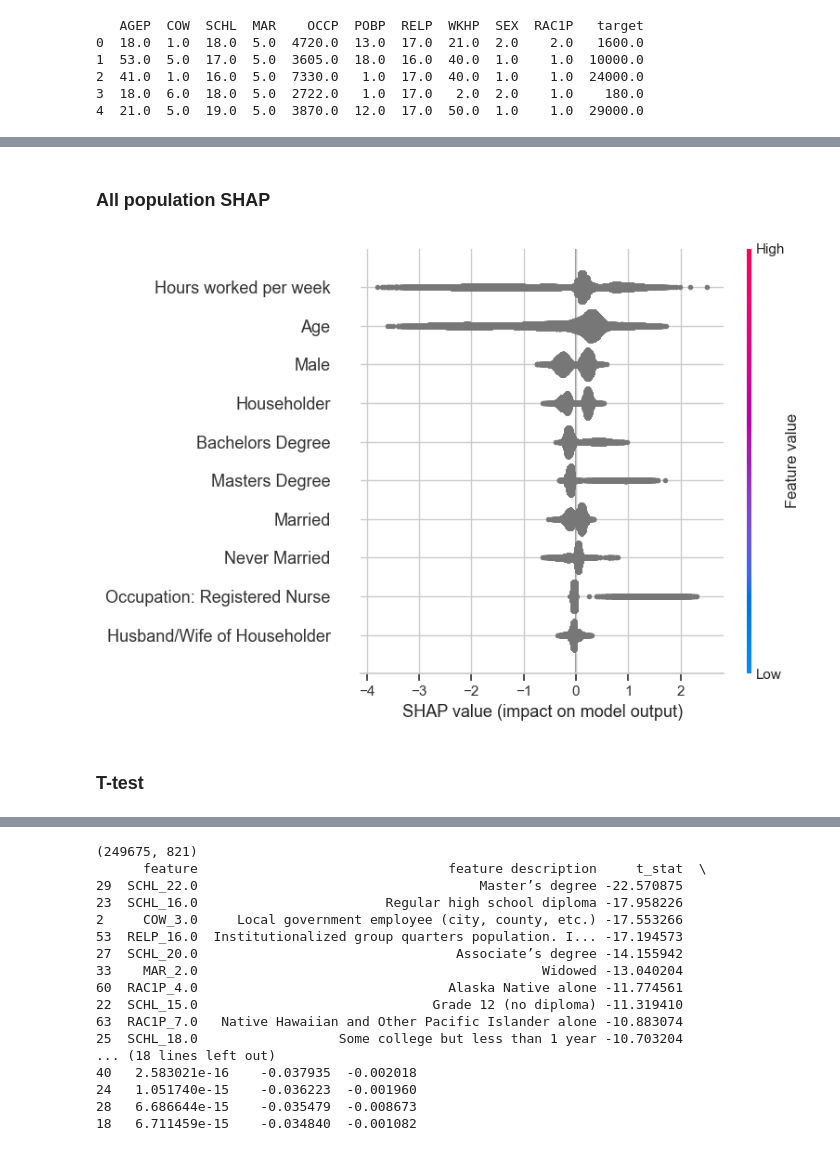
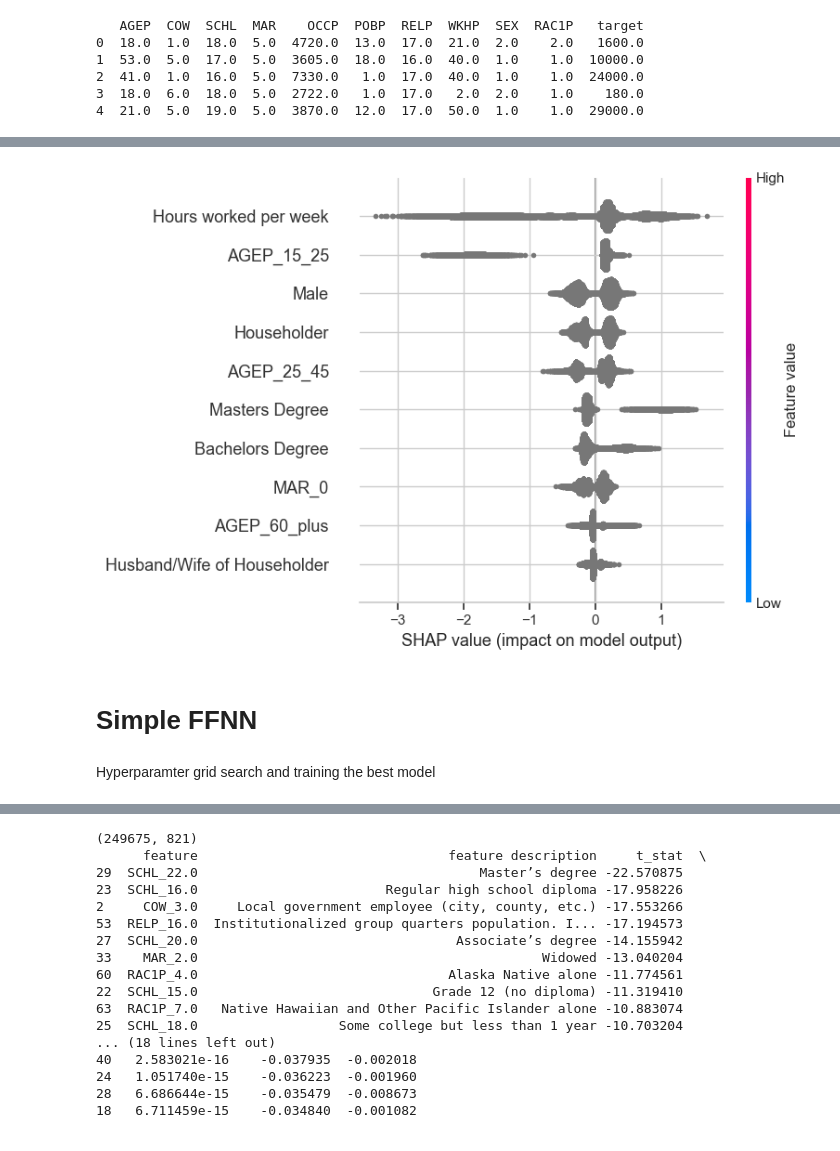
Before and after one commit to antisocialites/HCML, a Jupyter notebook: XGBoost/ACSIncome.ipynb, the cells around one changed output, grey strips where cells are left out. Drawn from its saved outputs; the diff is of its cells as text; code cells hidden in the pictures.

```diff
--- a/XGBoost/ACSIncome.ipynb
+++ b/XGBoost/ACSIncome.ipynb
@@ -147,5 +210,4 @@ for col in categorical_cols:
 # %%
-
 def preprocess_income_data(df, threshold):
     df_copy = df.copy()
     df_copy['binary_target'] = (df_copy['target'] >= threshold).astype(int)
@@ -162,7 +224,7 @@ preprocessor = ColumnTransformer(
 )
 
 threshold = 50000
-X, y = preprocess_income_data(df, threshold)
+X, y = preprocess_income_data(sampled_data, threshold)
 
 # tempsplit: train (70%) and temp (30%)
 X_train, X_temp, y_train, y_temp = train_test_split(
@@ -180,8 +242,8 @@ X_train_enc = preprocessor.transform(X_train)
 X_val_enc   = preprocessor.transform(X_val)
 X_test_enc  = preprocessor.transform(X_test)
 # %%
-y_train = y_train.to_numpy() if hasattr(y_train, "to_numpy") else y_train
-y_val = y_val.to_numpy() if hasattr(y_val, "to_numpy") else y_val
+y_train_arr = y_train.to_numpy() if hasattr(y_train, "to_numpy") else y_train
+y_val_arr = y_val.to_numpy() if hasattr(y_val, "to_numpy") else y_val
 # %%
-ohe_feature_names = preprocessor.named_transformers_['cat'].get_feature_names_out(categorical_cols)
-all_feature_names = list(ohe_feature_names) + numeric_cols
+feature_names = preprocessor.named_transformers_['cat'].get_feature_names_out(categorical_cols)
+all_feature_names = list(feature_names) + numeric_cols
@@ -258,16 +367,3 @@ print(classification_report(y_test, y_test_pred))
-# %%
-# run ONLY IF you didn't run the previous code block
-
-best_params = {'colsample_bytree': np.float64(0.5917022549267169), 'gamma': np.float64(1.5212112147976886), 'learning_rate': np.float64(0.16742692948967136), 'max_depth': 14, 'n_estimators': 660, 'reg_alpha': np.float64(0.5247746602583891), 'reg_lambda': np.float64(0.3998609717152555), 'subsample': np.float64(0.5233328316068078)}
-
-best_model = XGBClassifier(
-    eval_metric='logloss',
-    n_jobs=-1,
-    **best_params
-)
-best_model.fit(X_train_enc, y_train)
-
-explainer = shap.Explainer(best_model, feature_names = all_feature_names)
 # %%
 def rename_features(shap_values):
     custom_names = {
@@ -342,10 +389,0 @@ def rename_features(shap_values):
-# %% [markdown]
-### All population SHAP
-# %%
-shap_values = explainer(X_test_enc)
-shap_values.feature_names = rename_features(shap_values)
-shap.summary_plot(shap_values, X_test_enc, max_display=10)
-# %% [output]
-[figure, removed]
-# %% [markdown]
-### T-test
@@ -366,0 +390,8 @@ def cohend(d1, d2):
+# %%
+explainer = shap.Explainer(best_model, feature_names = all_feature_names)
+
+tree_shap_values = explainer(X_test_enc)
+tree_shap_values.feature_names = rename_features(tree_shap_values)
+shap.summary_plot(tree_shap_values, X_test_enc, max_display=10)
+# %% [output]
+[figure, added]
@@ -366,0 +401,4 @@ def cohend(d1, d2):
+# %% [markdown]
+# **Simple FFNN**
+# %% [markdown]
+Hyperparamter grid search and training the best model
```
Also changed, not shown: parts of 88 cells of this notebook.
